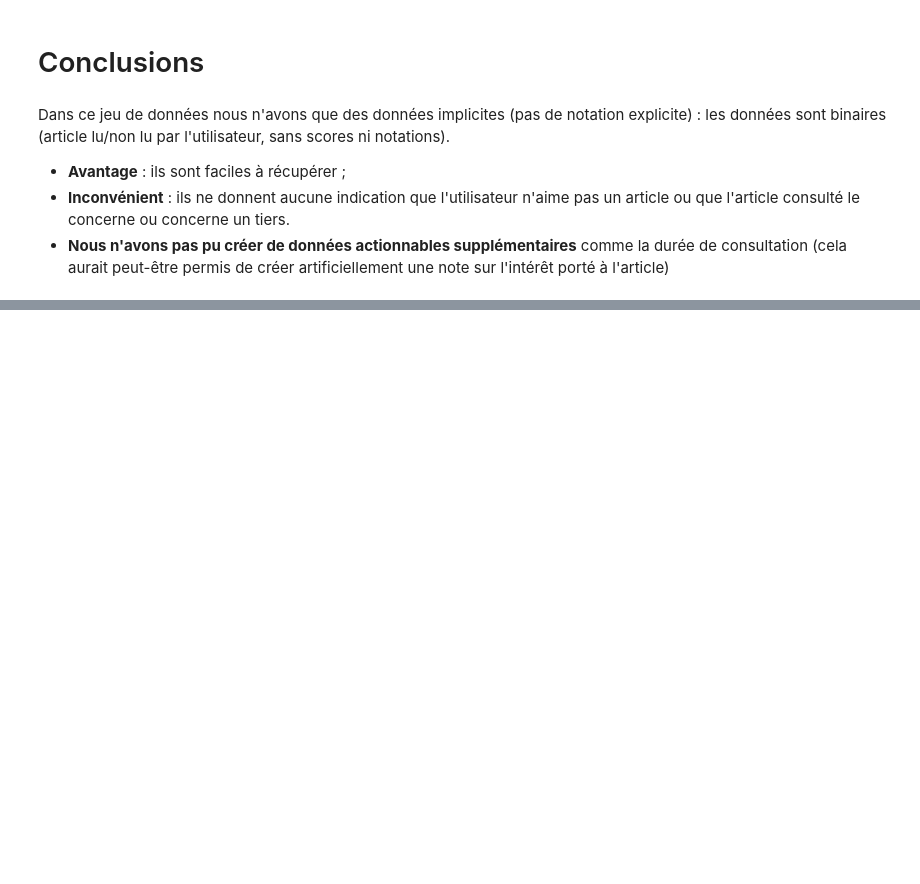
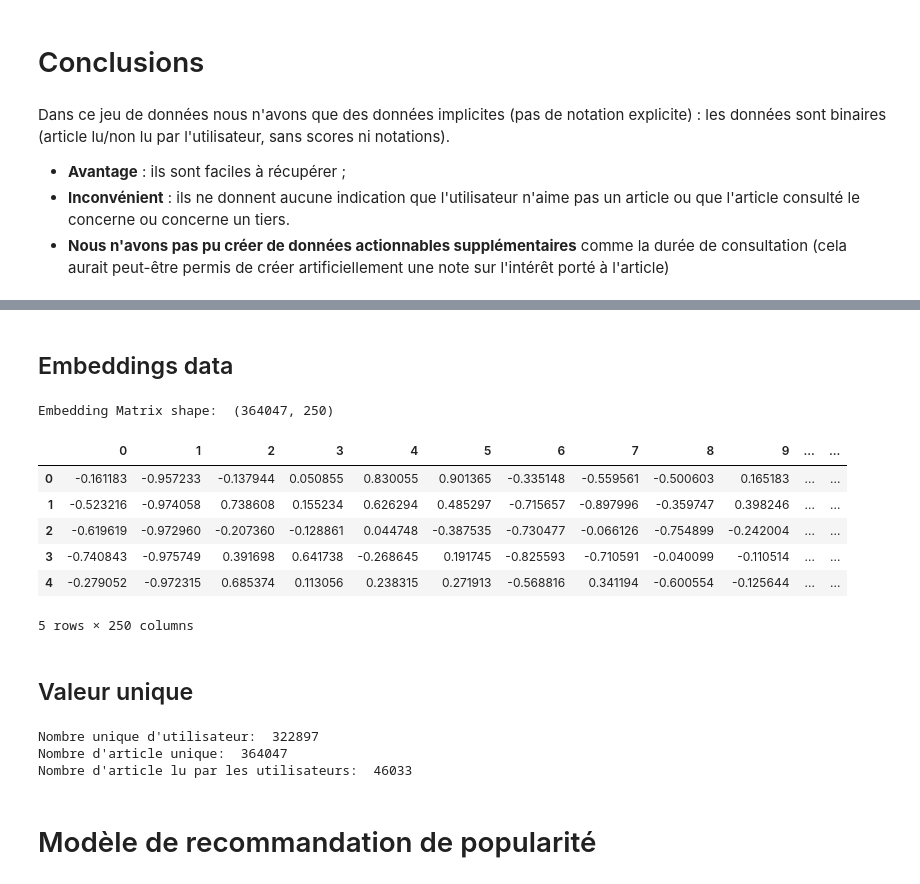
Before and after one commit to MorlotN/P9_OCR, a Jupyter notebook: Morlot_Nicolas_2_scripts_122022.ipynb, the cells around one changed output, grey strips where cells are left out. Drawn from its saved outputs; the diff is of its cells as text; code cells hidden in the pictures; blank space fills up the shorter version.

```diff
--- a/Morlot_Nicolas_2_scripts_122022.ipynb
+++ b/Morlot_Nicolas_2_scripts_122022.ipynb
@@ -455,0 +478,31 @@ Dans ce jeu de données nous n'avons que des données implicites (pas de notatio
+# %%
+import pandas as pd
+import numpy as np
+from pathlib import Path
+import os
+
+def load_data(src_path, click_path):
+
+    articles = pd.read_csv(src_path / 'articles_metadata.csv')
+    articles.drop(columns=['publisher_id'], inplace=True)
+    articles = articles.astype(np.int64)
+
+    embeddings = pd.read_pickle(src_path / 'articles_embeddings.pickle')
+    embeddings = embeddings.astype(np.float32)
+
+    clicks = pd.DataFrame().append([pd.read_csv(click_path / file) for file in sorted(os.listdir(click_path))],ignore_index=True)
+    clicks.rename(columns={'click_article_id':'article_id'}, inplace=True)
+    clicks.drop(columns=['click_environment', 'click_deviceGroup', 'click_os', 'click_country', 'click_region', 'click_referrer_type'], inplace=True)
+    clicks = clicks.astype(np.int64)
+
+    return articles, embeddings, clicks
+# %%
+src_path = Path('/home/morlot/code/Anaconda/OpenClassroom/Projet 9 Réalisez une application de recommandation de contenu/news-portal-user-interactions-by-globocom')
+
+click_path = Path('/home/morlot/code/Anaconda/OpenClassroom/Projet 9 Réalisez une application de recommandation de contenu/news-portal-user-interactions-by-globocom/clicks')
+
+articles, embeddings, clicks = load_data(src_path, click_path)
+
+print('Articles Dataframe shape: ', articles.shape)
+print('Embedding Matrix shape: ', embeddings.shape)
+print('Clicks Dataframe shape: ', clicks.shape)
@@ -455,0 +541,27 @@ Dans ce jeu de données nous n'avons que des données implicites (pas de notatio
+# %% [markdown]
+## Embeddings data
+# %%
+df_embeddings = pd.DataFrame(embeddings)
+print('Embedding Matrix shape: ', embeddings.shape)
+df_embeddings.head()
+# %% [output]
+Embedding Matrix shape:  (364047, 250)
+|  | 0 | 1 | 2 | 3 | 4 | 5 | 6 | 7 | 8 | 9 | ... | ... |
+| 0 | -0.161183 | -0.957233 | -0.137944 | 0.050855 | 0.830055 | 0.901365 | -0.335148 | -0.559561 | -0.500603 | 0.165183 | ... | ... |
+| 1 | -0.523216 | -0.974058 | 0.738608 | 0.155234 | 0.626294 | 0.485297 | -0.715657 | -0.897996 | -0.359747 | 0.398246 | ... | ... |
+| 2 | -0.619619 | -0.972960 | -0.207360 | -0.128861 | 0.044748 | -0.387535 | -0.730477 | -0.066126 | -0.754899 | -0.242004 | ... | ... |
+| 3 | -0.740843 | -0.975749 | 0.391698 | 0.641738 | -0.268645 | 0.191745 | -0.825593 | -0.710591 | -0.040099 | -0.110514 | ... | ... |
+| 4 | -0.279052 | -0.972315 | 0.685374 | 0.113056 | 0.238315 | 0.271913 | -0.568816 | 0.341194 | -0.600554 | -0.125644 | ... | ... |
+5 rows × 250 columns
+# %% [markdown]
+## Valeur unique
+# %%
+print("Nombre unique d'utilisateur: ", clicks.user_id.nunique())
+print("Nombre d'article unique: ", articles.article_id.nunique())
+print("Nombre d'article lu par les utilisateurs: ", clicks.article_id.nunique())
+# %% [output]
+Nombre unique d'utilisateur:  322897
+Nombre d'article unique:  364047
+Nombre d'article lu par les utilisateurs:  46033
+# %% [markdown]
+# Modèle de recommandation de popularité
```
Also changed, not shown: parts of 47 cells of this notebook.
